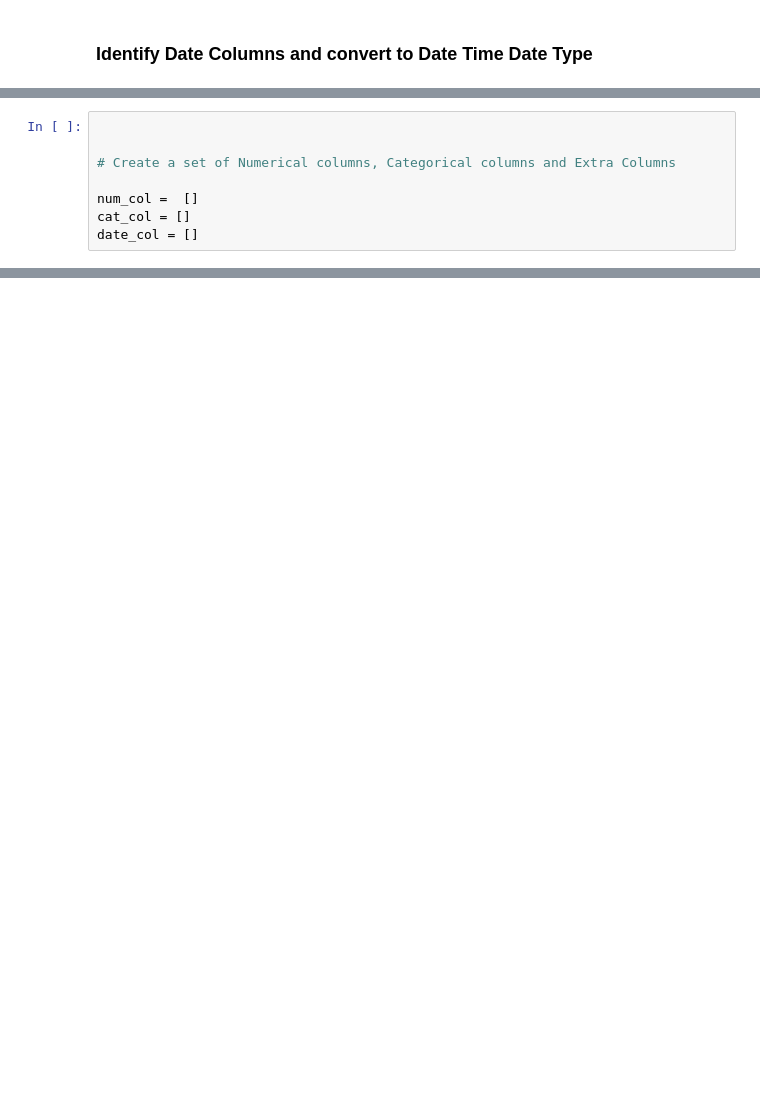
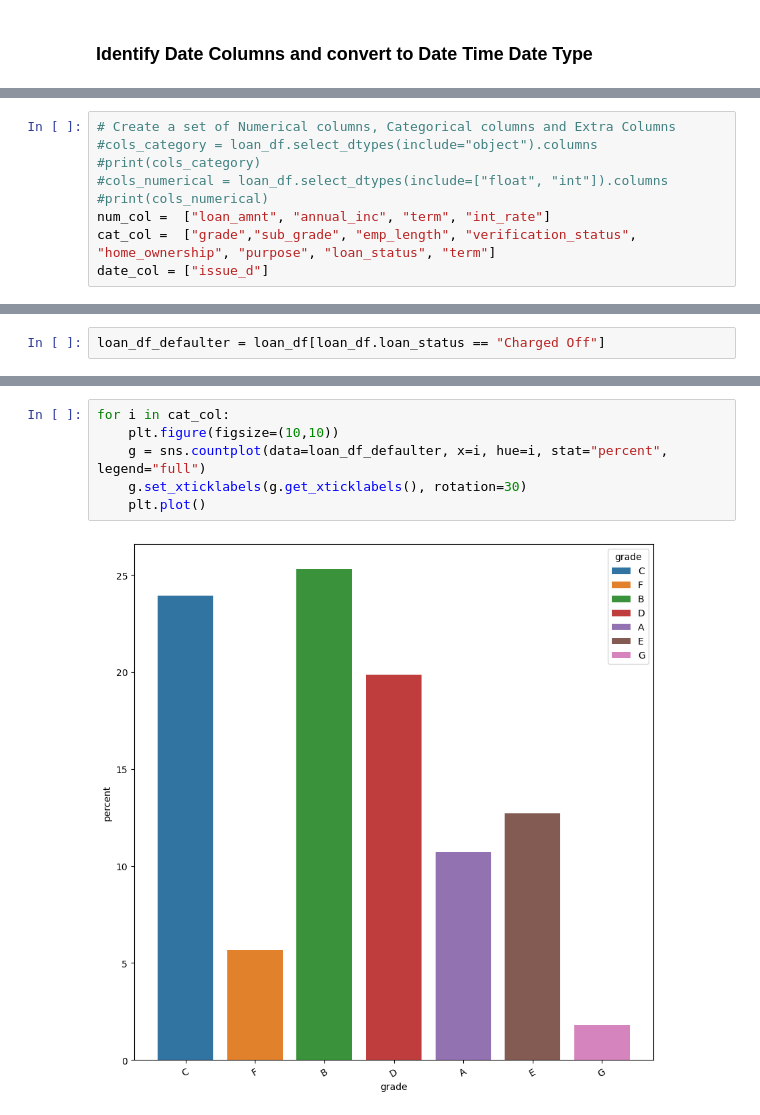
Before and after one commit to snehaljadhav2283/Loan_CaseStudy_EDA, a Jupyter notebook: Loan_Analysis.ipynb, the cells around one changed output, grey strips where cells are left out. Saved outputs shown, nothing was run; the diff lists cells and outputs as text; blank space fills up the shorter version.

```diff
--- a/Loan_Analysis.ipynb
+++ b/Loan_Analysis.ipynb
@@ -380,8 +422,9 @@ dtype: int64
 # %%
-
-
 # Create a set of Numerical columns, Categorical columns and Extra Columns
-
-num_col =  []
-cat_col = []
-date_col = []
+#cols_category = loan_df.select_dtypes(include="object").columns
+#print(cols_category)
+#cols_numerical = loan_df.select_dtypes(include=["float", "int"]).columns
+#print(cols_numerical)
+num_col =  ["loan_amnt", "annual_inc", "term", "int_rate"]
+cat_col =  ["grade","sub_grade", "emp_length", "verification_status", "home_ownership", "purpose", "loan_status", "term"]
+date_col = ["issue_d"]
@@ -387,0 +452,2 @@ date_col = []
+# %%
+loan_df_defaulter = loan_df[loan_df.loan_status == "Charged Off"]
@@ -387,0 +458,8 @@ date_col = []
+# %%
+for i in cat_col:
+    plt.figure(figsize=(10,10))
+    g = sns.countplot(data=loan_df_defaulter, x=i, hue=i, stat="percent", legend="full")
+    g.set_xticklabels(g.get_xticklabels(), rotation=30)
+    plt.plot()
+# %% [output]
+[figure, added]
```
Also changed, not shown: parts of 28 cells of this notebook, 2 other files.
